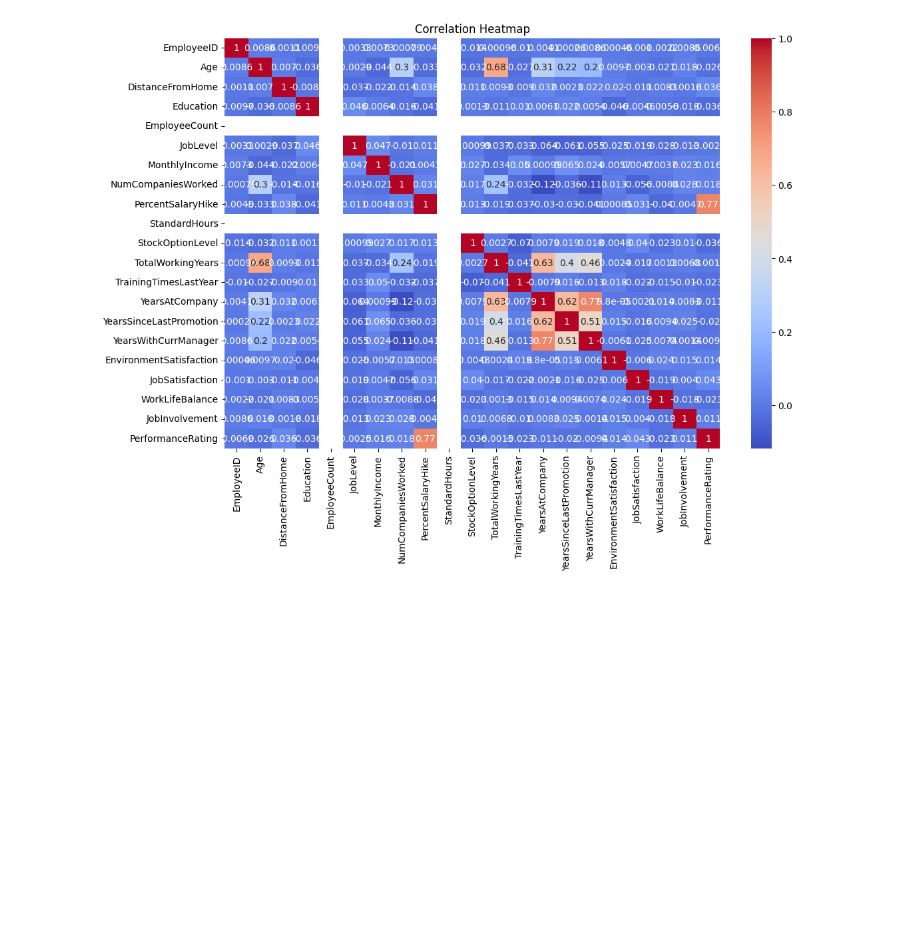
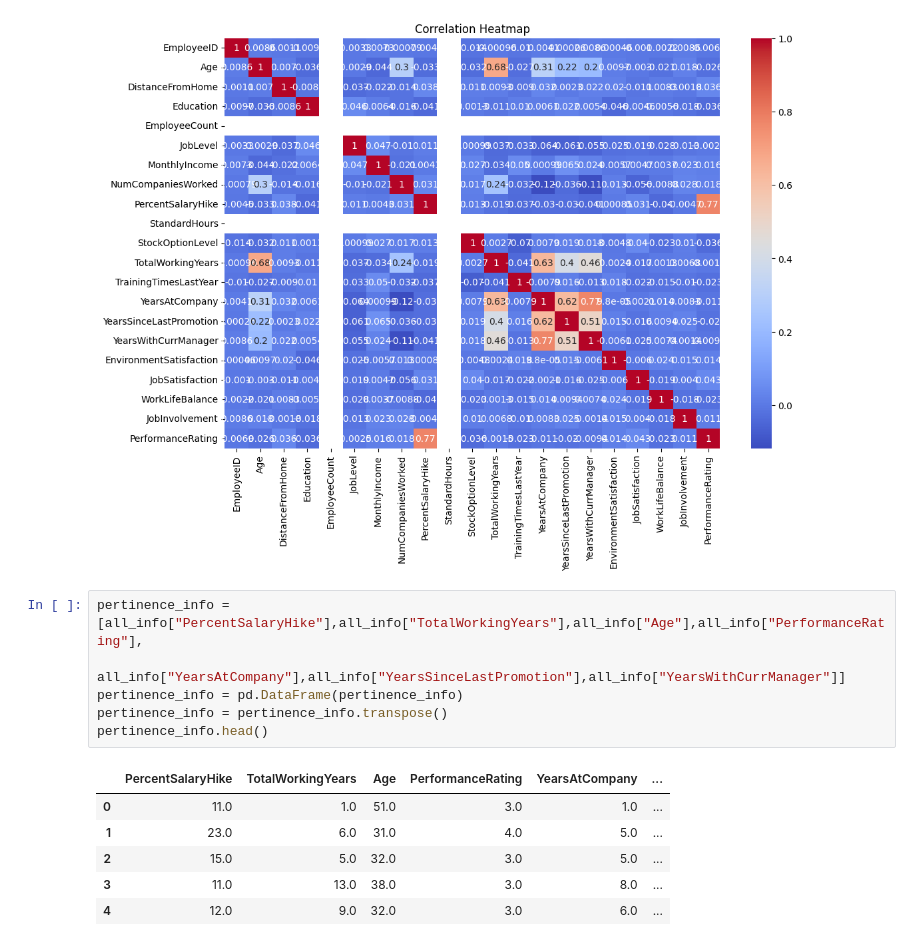
Before and after one commit to Byrong8at/Machine-learning, a Jupyter notebook: Code/Livrable_final(1).ipynb, the cells around one changed output. Drawn from its saved outputs; the diff is of its cells as text; blank space fills up the shorter version.

```diff
--- a/Code/Livrable_final(1).ipynb
+++ b/Code/Livrable_final(1).ipynb
@@ -350,3 +338,16 @@ plt.title('Correlation Heatmap')
 plt.show()
 # %% [output]
 [figure]
+# %%
+pertinence_info = [all_info["PercentSalaryHike"],all_info["TotalWorkingYears"],all_info["Age"],all_info["PerformanceRating"],
+                   all_info["YearsAtCompany"],all_info["YearsSinceLastPromotion"],all_info["YearsWithCurrManager"]]
+pertinence_info = pd.DataFrame(pertinence_info)
+pertinence_info = pertinence_info.transpose()
+pertinence_info.head()
+# %% [output]
+|  | PercentSalaryHike | TotalWorkingYears | Age | PerformanceRating | YearsAtCompany | ... |
+| 0 | 11.0 | 1.0 | 51.0 | 3.0 | 1.0 | ... |
+| 1 | 23.0 | 6.0 | 31.0 | 4.0 | 5.0 | ... |
+| 2 | 15.0 | 5.0 | 32.0 | 3.0 | 5.0 | ... |
+| 3 | 11.0 | 13.0 | 38.0 | 3.0 | 8.0 | ... |
+| 4 | 12.0 | 9.0 | 32.0 | 3.0 | 6.0 | ... |
```
Also changed, not shown: parts of 4 cells of this notebook, 1 other file.
